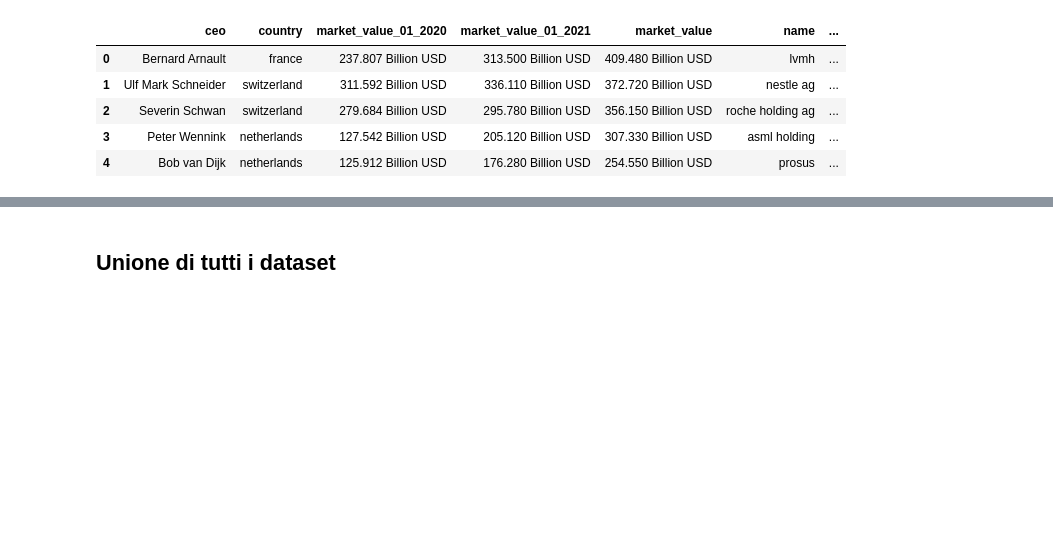
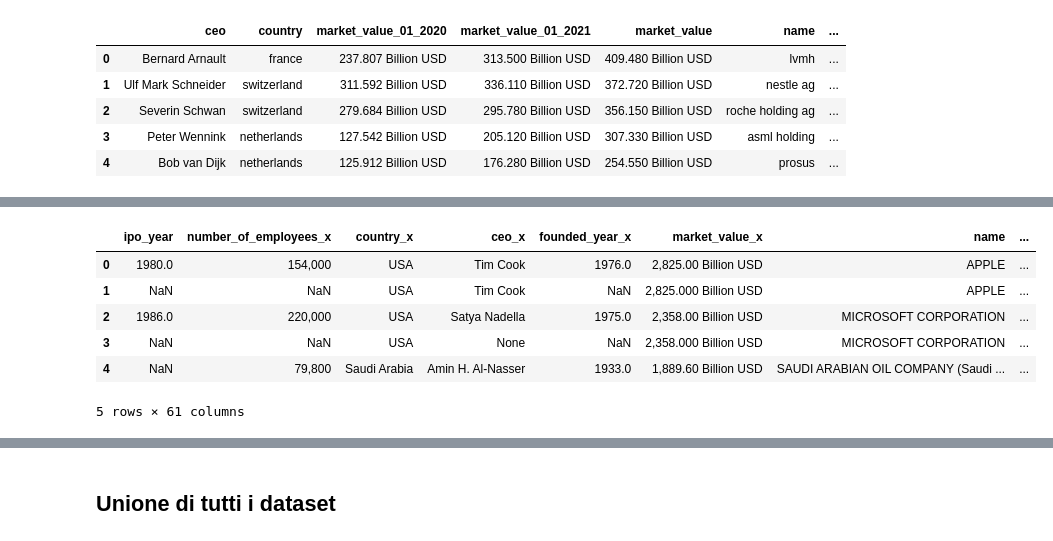
Before and after one commit to Elisabetta99/IDD_HW8, a Jupyter notebook: schemaAlignment.ipynb, the cells around one changed output, grey strips where cells are left out. Drawn from its saved outputs; the diff is of its cells as text; code cells hidden in the pictures; blank space fills up the shorter version.

```diff
--- a/schemaAlignment.ipynb
+++ b/schemaAlignment.ipynb
@@ -194,9 +194,19 @@ val7.head()
 | 3 | https://www.value.today/company/n... | 9 | NVIDIA CORPORATION | Jensen Huang | 1993 | 26,914 Million USD | USA | [Technology, Semiconductors, Elec... |
 | 4 | https://www.value.today/company/a... | 5 | AMAZON.COM | Andy Jassy | 1994 | 469,820 Million USD | USA | [eCommerce, Internet or Mobile Ap... |
 # %%
-merged_valueToday = pd.merge(val1, val2, on='name', how='outer') #on=None
+merged_valueToday = pd.merge(val1, val2, on=None, how='outer') #on=None
 merged_valueToday = pd.merge(merged_valueToday, val3, on='name', how='outer')
 merged_valueToday = pd.merge(merged_valueToday, val4, on='name', how='outer')
 merged_valueToday = pd.merge(merged_valueToday, val5, on='name', how='outer')
 merged_valueToday = pd.merge(merged_valueToday, val6, on='name', how='outer')
 merged_valueToday = pd.merge(merged_valueToday, val7, on='name', how='outer')
+# %%
+merged_valueToday.head()
+# %% [output]
+|  | ipo_year | number_of_employees_x | country_x | ceo_x | founded_year_x | market_value_x | name | ... |
+| 0 | 1980.0 | 154,000 | USA | Tim Cook | 1976.0 | 2,825.00 Billion USD | APPLE | ... |
+| 1 | NaN | NaN | USA | Tim Cook | NaN | 2,825.000 Billion USD | APPLE | ... |
+| 2 | 1986.0 | 220,000 | USA | Satya Nadella | 1975.0 | 2,358.00 Billion USD | MICROSOFT CORPORATION | ... |
+| 3 | NaN | NaN | USA | None | NaN | 2,358.000 Billion USD | MICROSOFT CORPORATION | ... |
+| 4 | NaN | 79,800 | Saudi Arabia | Amin H. Al-Nasser | 1933.0 | 1,889.60 Billion USD | SAUDI ARABIAN OIL COMPANY (Saudi ... | ... |
+5 rows × 61 columns
```
Also changed, not shown: parts of 3 cells of this notebook, 1 other file.
